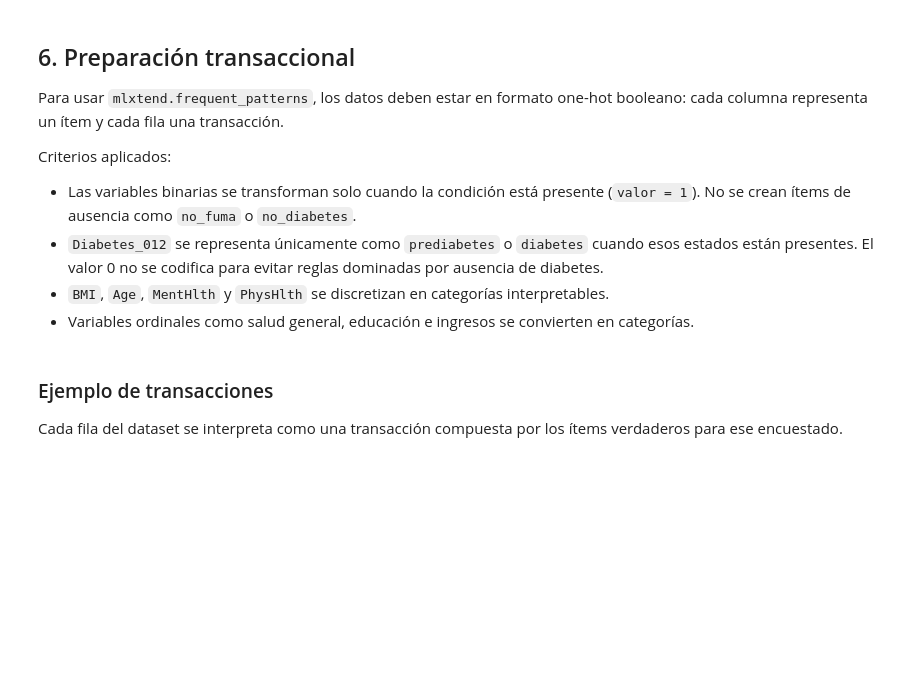
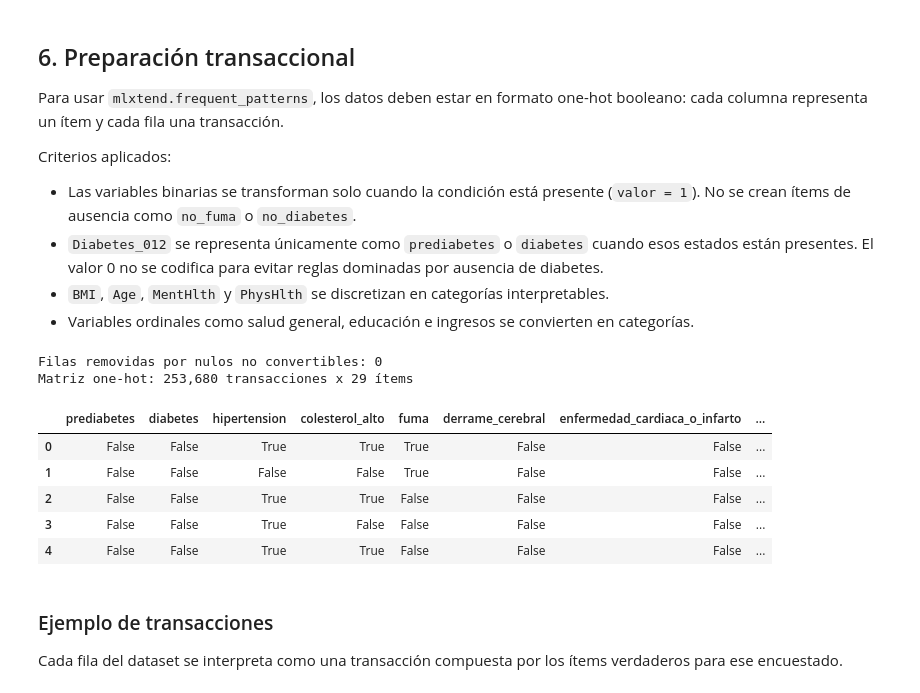
Before and after one commit to ElCuervas/Analisis-Epidemiologico, a Jupyter notebook: notebook.ipynb, the cells around one changed output. Drawn from its saved outputs; the diff is of its cells as text; code cells hidden in the pictures; blank space fills up the shorter version.

```diff
--- a/notebook.ipynb
+++ b/notebook.ipynb
@@ -126,6 +188,7 @@ Criterios aplicados:
 # %%
 df_work = df.copy()
 
+# Convertir columnas a numérico
 for col in df_work.columns:
     df_work[col] = pd.to_numeric(df_work[col], errors='coerce')
 
@@ -134,10 +197,11 @@ df_work = df_work.dropna().copy()
 filas_despues = len(df_work)
 print(f'Filas removidas por nulos no convertibles: {filas_antes - filas_despues:,}')
 
+# 1. Conservamos solo ítems clínicos y de hábitos biológicos de interés
+# (Quitamos 'CholCheck', 'AnyHealthcare' y 'NoDocbcCost')
 binary_items = {
     'HighBP': 'hipertension',
     'HighChol': 'colesterol_alto',
-    'CholCheck': 'chequeo_colesterol',
     'Smoker': 'fuma',
     'Stroke': 'derrame_cerebral',
     'HeartDiseaseorAttack': 'enfermedad_cardiaca_o_infarto',
@@ -145,25 +209,7 @@ binary_items = {
     'Fruits': 'consume_frutas',
     'Veggies': 'consume_verduras',
     'HvyAlcoholConsump': 'consumo_alcohol_alto',
-    'AnyHealthcare': 'tiene_cobertura_salud',
-    'NoDocbcCost': 'no_consulto_por_costo',
     'DiffWalk': 'dificultad_caminar'
-}
-
-age_labels = {
-    1: 'edad_18_24',
-    2: 'edad_25_29',
-    3: 'edad_30_34',
-    4: 'edad_35_39',
-    5: 'edad_40_44',
-    6: 'edad_45_49',
-    7: 'edad_50_54',
-    8: 'edad_55_59',
-    9: 'edad_60_64',
-    10: 'edad_65_69',
-    11: 'edad_70_74',
-    12: 'edad_75_79',
-    13: 'edad_80_mas'
 }
 
 genhlth_labels = {
@@ -172,26 +218,6 @@ genhlth_labels = {
     3: 'salud_general_buena',
     4: 'salud_general_regular',
     5: 'salud_general_mala'
-}
-
-education_labels = {
-    1: 'educacion_sin_escolaridad',
-    2: 'educacion_primaria',
-    3: 'educacion_secundaria_incompleta',
-    4: 'educacion_secundaria_completa',
-    5: 'educacion_universitaria_incompleta',
-    6: 'educacion_universitaria_completa'
-}
-
-income_labels = {
-    1: 'ingreso_menor_10k',
-    2: 'ingreso_10k_15k',
-    3: 'ingreso_15k_20k',
-    4: 'ingreso_20k_25k',
-    5: 'ingreso_25k_35k',
-    6: 'ingreso_35k_50k',
-    7: 'ingreso_50k_75k',
-    8: 'ingreso_75k_mas'
 }
 
 def add_item(items, name, condition):
@@ -205,42 +231,53 @@ def add_mapped_category(items, source_col, labels):
 def build_transactions_onehot():
     items = {}
 
+    # Diagnóstico de diabetes (conservado como ítem)
     add_item(items, 'prediabetes', df_work['Diabetes_012'].eq(1))
     add_item(items, 'diabetes', df_work['Diabetes_012'].eq(2))
 
+    # Mapeo de items clínicos y de hábitos
     for source_col, item_name in binary_items.items():
         add_item(items, item_name, df_work[source_col].eq(1))
 
-    add_item(items, 'sexo_femenino', df_work['Sex'].eq(0))
-    add_item(items, 'sexo_masculino', df_work['Sex'].eq(1))
-
+    # Mapeo de rangos de BMI
     add_item(items, 'bmi_bajo_peso', df_work['BMI'].lt(18.5))
     add_item(items, 'bmi_normal', df_work['BMI'].between(18.5, 24.9, inclusive='both'))
     add_item(items, 'bmi_sobrepeso', df_work['BMI'].between(25, 29.9, inclusive='both'))
     add_item(items, 'bmi_obesidad_i', df_work['BMI'].between(30, 34.9, inclusive='both'))
     add_item(items, 'bmi_obesidad_ii', df_work['BMI'].between(35, 39.9, inclusive='both'))
     add_item(items, 'bmi_obesidad_iii', df_work['BMI'].ge(40))
 
+    # Mapeo de salud física y mental
     add_item(items, 'mala_salud_mental_1_7_dias', df_work['MentHlth'].between(1, 7, inclusive='both'))
     add_item(items, 'mala_salud_mental_8_14_dias', df_work['MentHlth'].between(8, 14, inclusive='both'))
     add_item(items, 'mala_salud_mental_15_30_dias', df_work['MentHlth'].between(15, 30, inclusive='both'))
     add_item(items, 'mala_salud_fisica_1_7_dias', df_work['PhysHlth'].between(1, 7, inclusive='both'))
     add_item(items, 'mala_salud_fisica_8_14_dias', df_work['PhysHlth'].between(8, 14, inclusive='both'))
     add_item(items, 'mala_salud_fisica_15_30_dias', df_work['PhysHlth'].between(15, 30, inclusive='both'))
 
-    add_mapped_category(items, 'Age', age_labels)
+    # Mapeo de Salud General (GenHlth)
     add_mapped_category(items, 'GenHlth', genhlth_labels)
-    add_mapped_category(items, 'Education', education_labels)
-    add_mapped_category(items, 'Income', income_labels)
+
+    # 2. Eliminamos los mapeos de 'Age' (Edad), 'Sex' (Sexo), 'Education' e 'Income'
+    # (No se agregan a la lista de items)
 
     onehot = pd.DataFrame(items, index=df_work.index).astype(bool)
     onehot = onehot.loc[:, onehot.any(axis=0)]
     return onehot
 
 df_onehot = build_transactions_onehot()
 
 print(f'Matriz one-hot: {df_onehot.shape[0]:,} transacciones x {df_onehot.shape[1]:,} ítems')
 display(df_onehot.head())
+# %% [output]
+Filas removidas por nulos no convertibles: 0
+Matriz one-hot: 253,680 transacciones x 29 ítems
+|  | prediabetes | diabetes | hipertension | colesterol_alto | fuma | derrame_cerebral | enfermedad_cardiaca_o_infarto | ... |
+| 0 | False | False | True | True | True | False | False | ... |
+| 1 | False | False | False | False | True | False | False | ... |
+| 2 | False | False | True | True | False | False | False | ... |
+| 3 | False | False | True | False | False | False | False | ... |
+| 4 | False | False | True | True | False | False | False | ... |
 # %% [markdown]
 ### Ejemplo de transacciones
 
```
Also changed, not shown: parts of 14 cells of this notebook.
